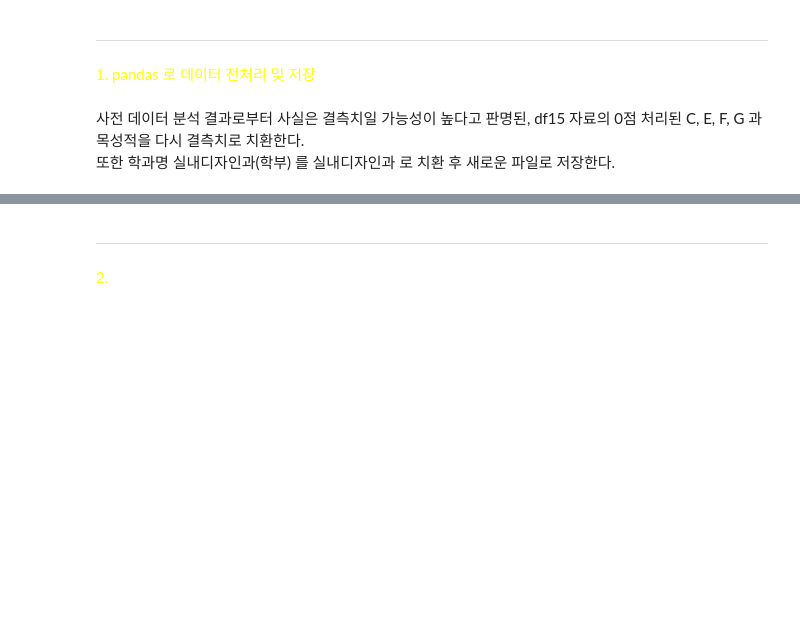
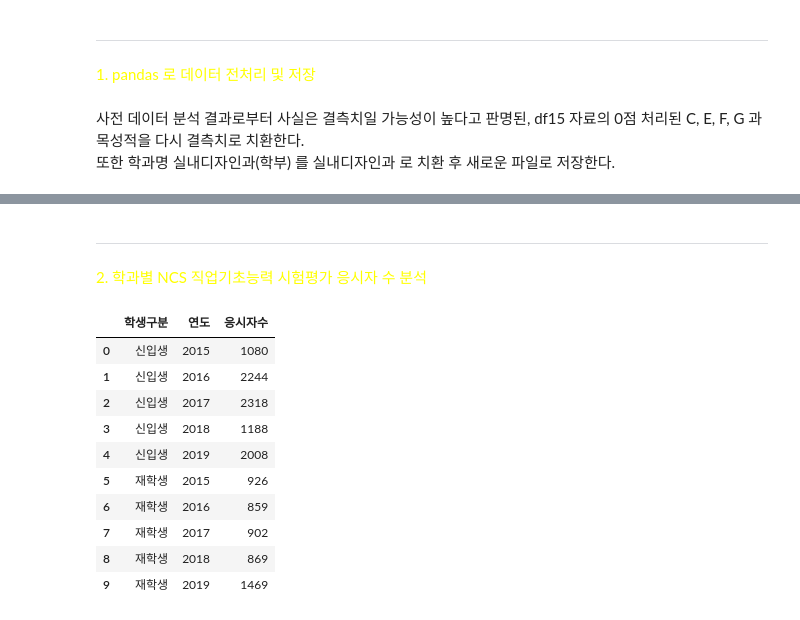
Before and after one commit to r2d2-k3po/proj1nb, a Jupyter notebook: 3_basic_analysis.ipynb, the cells around one changed output, grey strips where cells are left out. Drawn from its saved outputs; the diff is of its cells as text; code cells hidden in the pictures; blank space fills up the shorter version.

```diff
--- a/3_basic_analysis.ipynb
+++ b/3_basic_analysis.ipynb
@@ -40,4 +40,19 @@ pdf15.tail()
 | 277 | 2015 | 중국비즈니스과 | 재학생 | 27 | 2.851852 | 4.814815 | 3.444444 | 3.925926 | 4.333333 | NaN | NaN |
 # %% [markdown]
 ----------------
-<span style="color:yellow">2. <span>
+<span style="color:yellow">2. 학과별 NCS 직업기초능력 시험평가 응시자 수 분석<span>
+# %%
+test_num = pdf15.groupby(['학생구분', '연도'])['응시자수'].sum().reset_index(drop=False)
+test_num
+# %% [output]
+|  | 학생구분 | 연도 | 응시자수 |
+| 0 | 신입생 | 2015 | 1080 |
+| 1 | 신입생 | 2016 | 2244 |
+| 2 | 신입생 | 2017 | 2318 |
+| 3 | 신입생 | 2018 | 1188 |
+| 4 | 신입생 | 2019 | 2008 |
+| 5 | 재학생 | 2015 | 926 |
+| 6 | 재학생 | 2016 | 859 |
+| 7 | 재학생 | 2017 | 902 |
+| 8 | 재학생 | 2018 | 869 |
+| 9 | 재학생 | 2019 | 1469 |
```
Also changed, not shown: parts of 19 cells of this notebook, 4 other files.
